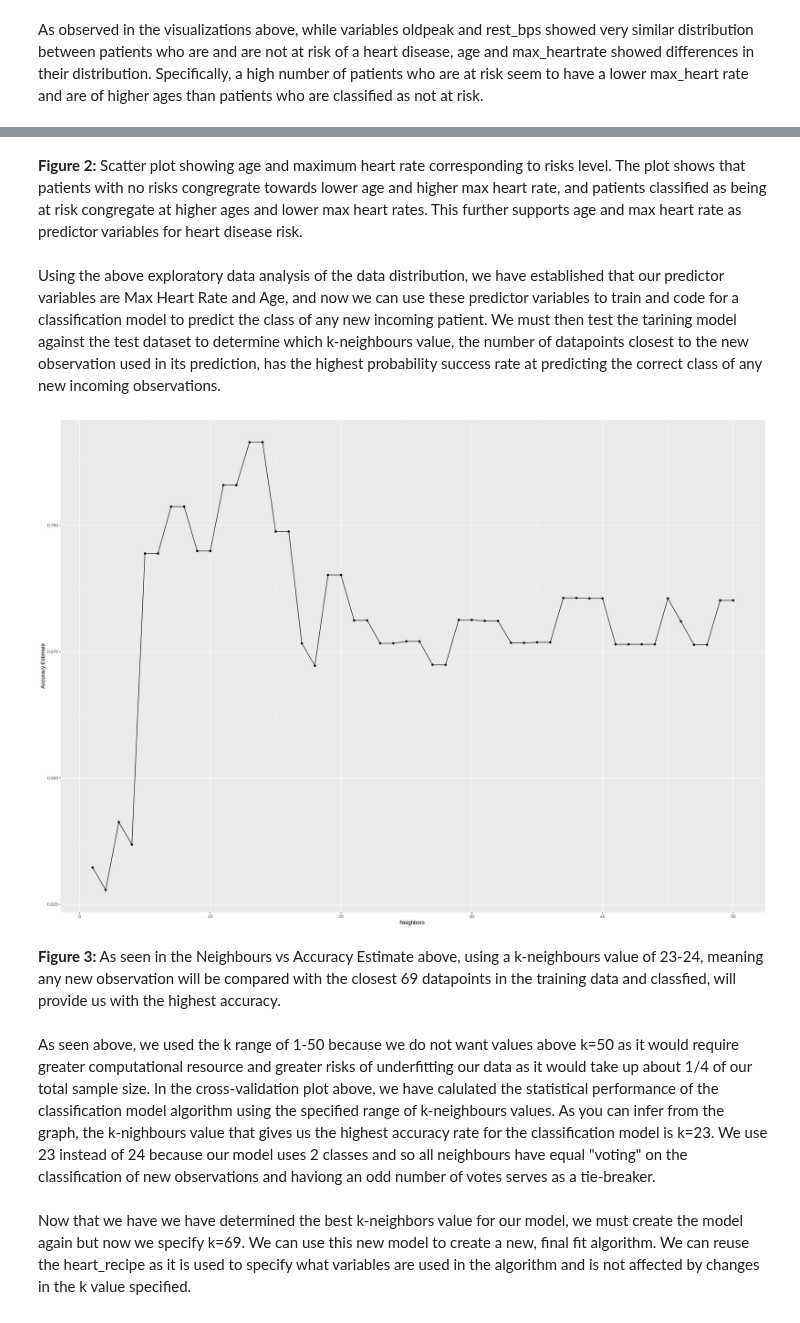
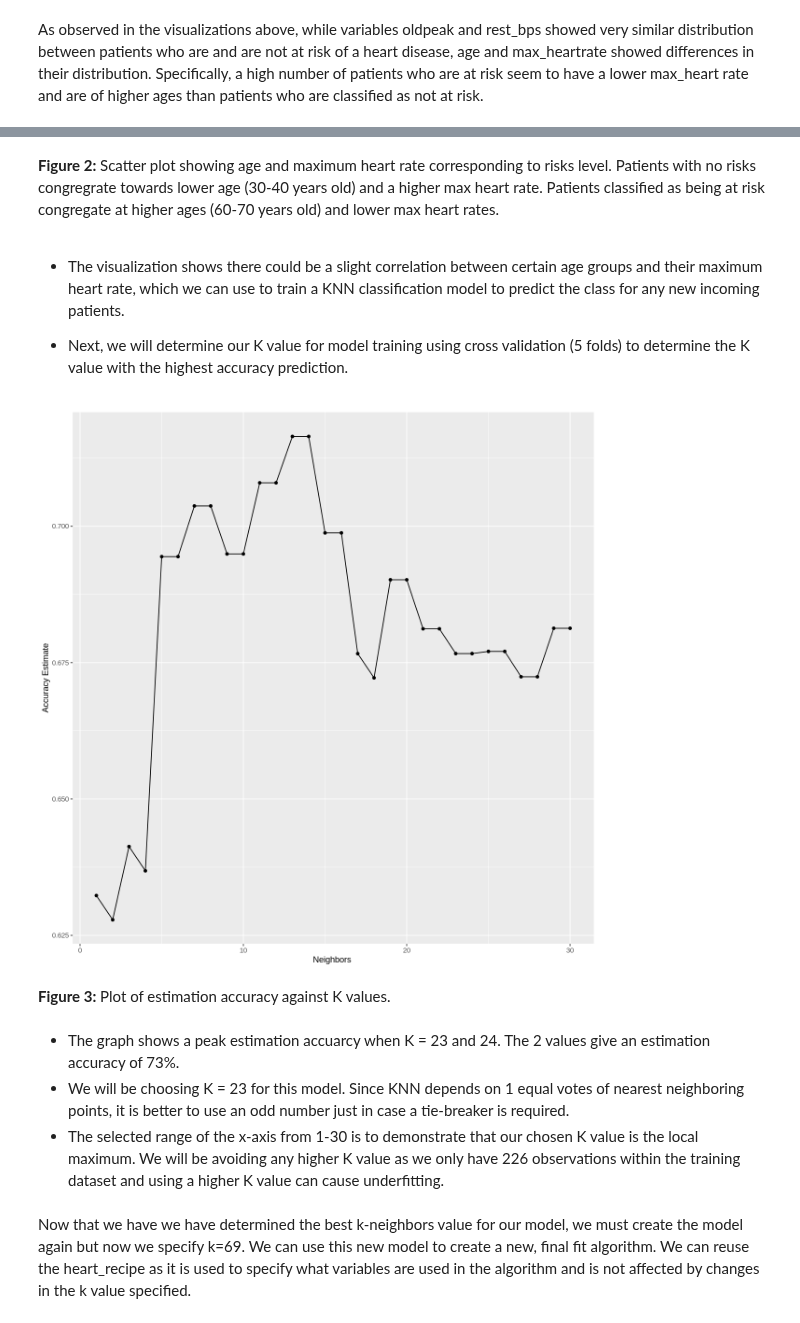
Before and after one commit to samdang03/DSCI-100_2022w2-Group-006, a Jupyter notebook: DCSI100-Final Project Report.ipynb, the cells around one changed output, grey strips where cells are left out. Saved outputs shown, nothing was run; the diff lists cells and outputs as text; code cells hidden in the pictures.

```diff
--- a/DCSI100-Final Project Report.ipynb
+++ b/DCSI100-Final Project Report.ipynb
@@ -232,41 +235,45 @@ age_heartrate_plot_1
 # %% [markdown]
-**Figure 2:** Scatter plot showing age and maximum heart rate corresponding to risks level. The plot shows that patients with no risks congregrate towards lower age and higher max heart rate, and patients classified as being at risk congregate at higher ages and lower max heart rates. This further supports age and max heart rate as predictor variables for heart disease risk.
+**Figure 2:** Scatter plot showing age and maximum heart rate corresponding to risks level. Patients with no risks congregrate towards lower age (30-40 years old) and a higher max heart rate. Patients classified as being at risk congregate at higher ages (60-70 years old) and lower max heart rates.
 # %% [markdown]
-Using the above exploratory data analysis of the data distribution, we have established that our predictor variables are Max Heart Rate and Age, and now we can use these predictor variables to train and code for a classification model to predict the class of any new incoming patient. We must then test the tarining model against the test dataset to determine which k-neighbours value, the number of datapoints closest to the new observation used in its prediction, has the highest probability success rate at predicting the correct class of any new incoming observations.
+* The visualization shows there could be a slight correlation between certain age groups and their maximum heart rate, which we can use to train a KNN classification model to predict the class for any new incoming patients.
+
+* Next, we will determine our K value for model training using cross validation (5 folds) to determine the K value with the highest accuracy prediction.
 # %%
 set.seed(2221)
 heart_recipe <- recipe(risk_level ~ age+max_heartrate, data = cleveland_train) |>
                 step_normalize(all_predictors())
 
 heart_vfold <- vfold_cv(cleveland_train, v = 5, strata = risk_level)
 
 heart_tune <- nearest_neighbor(weight_func = "rectangular", neighbors = tune()) |>
   set_engine("kknn") |>
   set_mode("classification")
 
-k_vals <- tibble(neighbors = seq(from = 1, to = 50, by = 1))
+k_vals <- tibble(neighbors = seq(from = 1, to = 30, by = 1))
 
 heart_fit <- workflow() |>
     add_recipe(heart_recipe) |>
     add_model(heart_tune) |>
     tune_grid(resamples = heart_vfold, grid = k_vals) |>
     collect_metrics()
 
 accuracies <- heart_fit |>
       filter(.metric == "accuracy")
 
 cross_val_plot <- ggplot(accuracies, aes(x = neighbors, y = mean))+
       geom_point() +
       geom_line() +
       labs(x = "Neighbors ", y = "Accuracy Estimate")
 
 cross_val_plot
 # %% [output]
-[figure, old version]
+[figure, new version]
 # %% [markdown]
-**Figure 3:** As seen in the Neighbours vs Accuracy Estimate above, using a k-neighbours value of 23-24, meaning any new observation will be compared with the closest 69 datapoints in the training data and classfied, will provide us with the highest accuracy.
+**Figure 3:** Plot of estimation accuracy against K values.
 # %% [markdown]
-As seen above, we used the k range of 1-50 because we do not want values above k=50 as it would require greater computational resource and greater risks of underfitting our data as it would take up about 1/4 of our total sample size. In the cross-validation plot above, we have calulated the statistical performance of the classification model algorithm using the specified range of k-neighbours values. As you can infer from the graph, the k-nighbours value that gives us the highest accuracy rate for the classification model is k=23. We use 23 instead of 24 because our model uses 2 classes and so all neighbours have equal "voting" on the classification of new observations and haviong an odd number of votes serves as a tie-breaker.
+* The graph shows a peak estimation accuarcy when K = 23 and 24. The 2 values give an estimation accuracy of 73%.
+* We will be choosing K = 23 for this model. Since KNN depends on 1 equal votes of nearest neighboring points, it is better to use an odd number just in case a tie-breaker is required.
+* The selected range of the x-axis from 1-30 is to demonstrate that our chosen K value is the local maximum. We will be avoiding any higher K value as we only have 226 observations within the training dataset and using a higher K value can cause underfitting.
 # %%
 heart_model <- nearest_neighbor(weight_func = "rectangular", neighbor = 23) |>
             set_engine("kknn") |>
```
Also changed, not shown: parts of 7 cells of this notebook.
